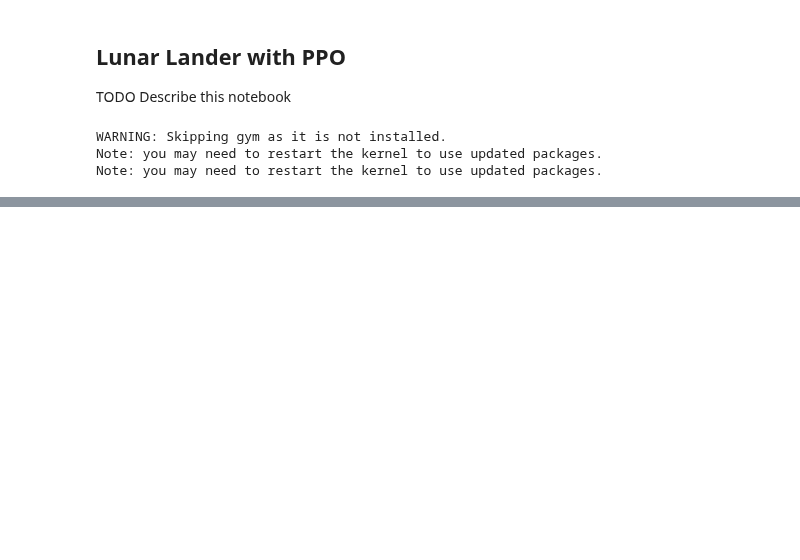
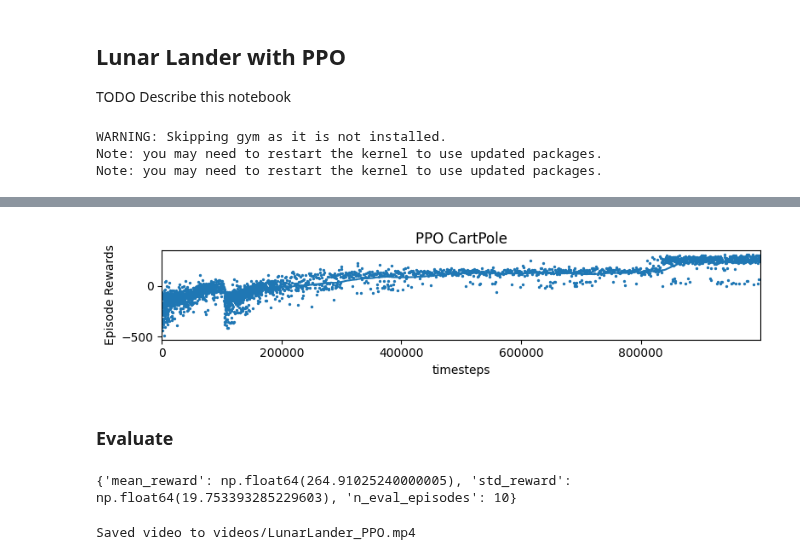
Before and after one commit to anton-dergunov/hugging-face-deep-rl, a Jupyter notebook: 01_lunar_lander.ipynb, the cells around one changed output, grey strips where cells are left out. Cells and saved outputs as stored; diff of their text form; code cells hidden in the pictures; blank space fills up the shorter version.

Commit message:
Added model training and running the agent

```diff
--- a/01_lunar_lander.ipynb
+++ b/01_lunar_lander.ipynb
@@ -50,6 +48,8 @@ setup_ignore_warnings()
 ENV_ID = "LunarLander-v3"
 MODEL_NAME = "LunarLander_PPO"
 REPO_ID = f"AntonDergunov/{MODEL_NAME}"
+
+LEARN_STEPS = 1_000_000
 # %%
 MODEL_PATH = f"models/{MODEL_NAME}.zip"
 VIDEO_PATH = f"videos/{MODEL_NAME}.mp4"
@@ -84,0 +163,8 @@ Max episode steps: 1000
+# %%
+# Plot results using Stable-Baselines3 helper
+plot_results([LOGS_PATH], LEARN_STEPS, results_plotter.X_TIMESTEPS, "PPO CartPole")
+plt.show()
+# %% [output]
+[figure, added]
+# %% [markdown]
+### Evaluate
@@ -84,0 +174,9 @@ Max episode steps: 1000
+# %%
+metrics = utils.evaluate_model(model, ENV_ID)
+print(metrics)
+# %% [output]
+{'mean_reward': np.float64(264.91025240000005), 'std_reward': np.float64(19.753393285229603), 'n_eval_episodes': 10}
+# %%
+utils.record_agent_video(model, ENV_ID, video_path=VIDEO_PATH, steps=1000)
+# %% [output]
+Saved video to videos/LunarLander_PPO.mp4
```
Also changed, not shown: parts of 16 cells of this notebook, 1 other file.
